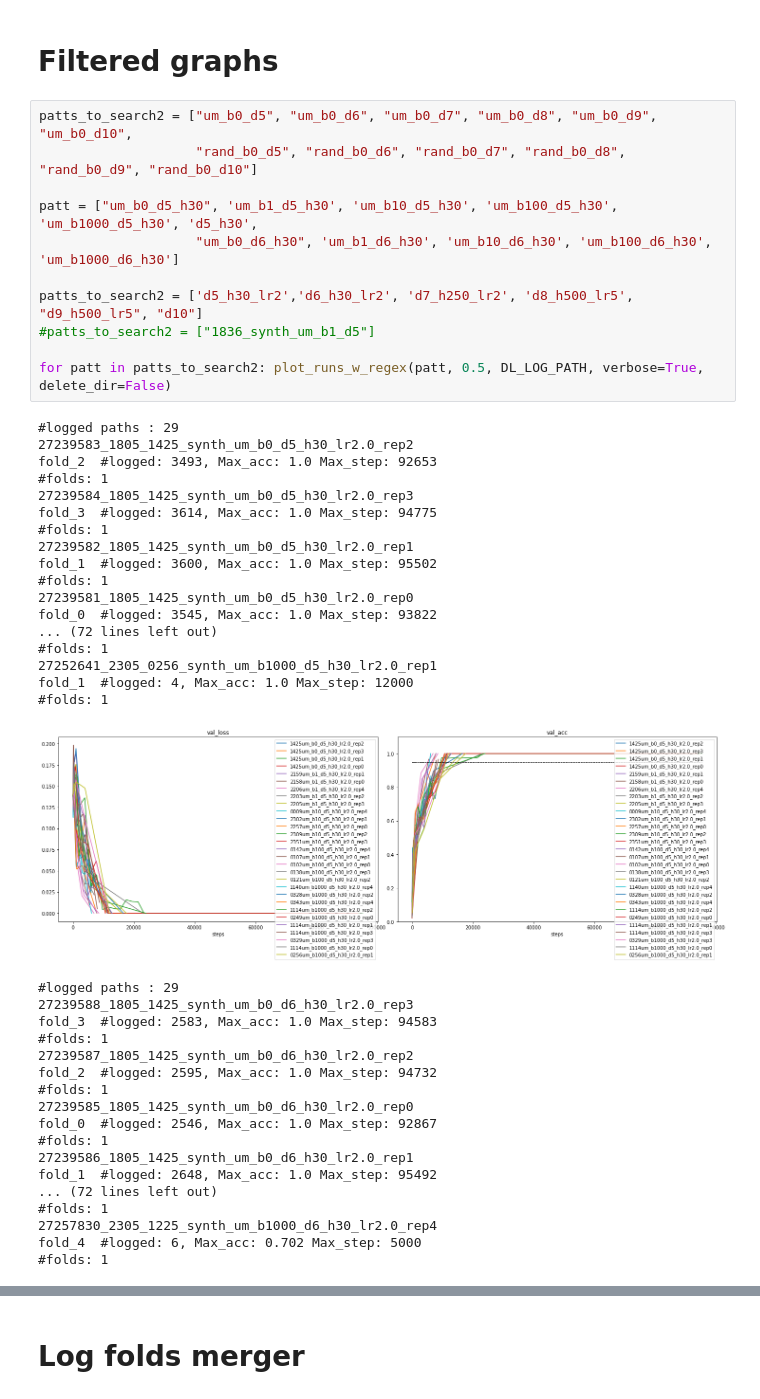
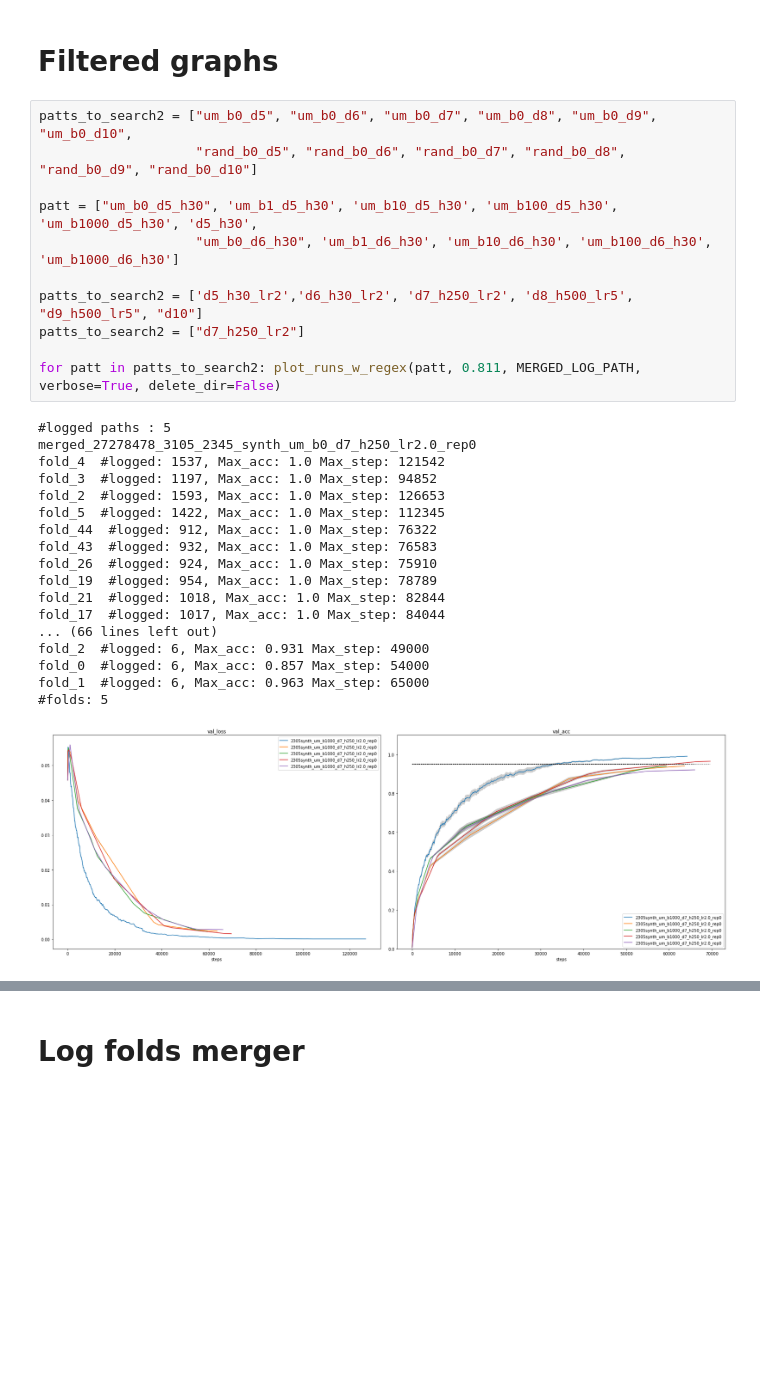
Before and after one commit to jeromel05/Ultrametric-benchmark-v2, a Jupyter notebook: notebooks/postprocessing_metrics.ipynb, the cells around one changed output, grey strips where cells are left out. Cells and saved outputs as stored; diff of their text form; blank space fills up the shorter version.

```diff
--- a/notebooks/postprocessing_metrics.ipynb
+++ b/notebooks/postprocessing_metrics.ipynb
@@ -280,47 +272,30 @@ for el in highscore_table:
 # %%
 patts_to_search2 = ["um_b0_d5", "um_b0_d6", "um_b0_d7", "um_b0_d8", "um_b0_d9", "um_b0_d10",
                     "rand_b0_d5", "rand_b0_d6", "rand_b0_d7", "rand_b0_d8", "rand_b0_d9", "rand_b0_d10"]
 
 patt = ["um_b0_d5_h30", 'um_b1_d5_h30', 'um_b10_d5_h30', 'um_b100_d5_h30', 'um_b1000_d5_h30', 'd5_h30',
                     "um_b0_d6_h30", 'um_b1_d6_h30', 'um_b10_d6_h30', 'um_b100_d6_h30', 'um_b1000_d6_h30']
 
 patts_to_search2 = ['d5_h30_lr2','d6_h30_lr2', 'd7_h250_lr2', 'd8_h500_lr5', "d9_h500_lr5", "d10"]
-#patts_to_search2 = ["1836_synth_um_b1_d5"]
+patts_to_search2 = ["d7_h250_lr2"]
 
-for patt in patts_to_search2: plot_runs_w_regex(patt, 0.5, DL_LOG_PATH, verbose=True, delete_dir=False)
+for patt in patts_to_search2: plot_runs_w_regex(patt, 0.811, MERGED_LOG_PATH, verbose=True, delete_dir=False)
 # %% [output]
-#logged paths : 29
-27239583_1805_1425_synth_um_b0_d5_h30_lr2.0_rep2
-fold_2  #logged: 3493, Max_acc: 1.0 Max_step: 92653
-#folds: 1
-27239584_1805_1425_synth_um_b0_d5_h30_lr2.0_rep3
-fold_3  #logged: 3614, Max_acc: 1.0 Max_step: 94775
-#folds: 1
-27239582_1805_1425_synth_um_b0_d5_h30_lr2.0_rep1
-fold_1  #logged: 3600, Max_acc: 1.0 Max_step: 95502
-#folds: 1
-27239581_1805_1425_synth_um_b0_d5_h30_lr2.0_rep0
-fold_0  #logged: 3545, Max_acc: 1.0 Max_step: 93822
-... (72 lines left out)
-#folds: 1
-27252641_2305_0256_synth_um_b1000_d5_h30_lr2.0_rep1
-fold_1  #logged: 4, Max_acc: 1.0 Max_step: 12000
-#folds: 1
+#logged paths : 5
+merged_27278478_3105_2345_synth_um_b0_d7_h250_lr2.0_rep0
+fold_4  #logged: 1537, Max_acc: 1.0 Max_step: 121542
+fold_3  #logged: 1197, Max_acc: 1.0 Max_step: 94852
+fold_2  #logged: 1593, Max_acc: 1.0 Max_step: 126653
+fold_5  #logged: 1422, Max_acc: 1.0 Max_step: 112345
+fold_44  #logged: 912, Max_acc: 1.0 Max_step: 76322
+fold_43  #logged: 932, Max_acc: 1.0 Max_step: 76583
+fold_26  #logged: 924, Max_acc: 1.0 Max_step: 75910
+fold_19  #logged: 954, Max_acc: 1.0 Max_step: 78789
+fold_21  #logged: 1018, Max_acc: 1.0 Max_step: 82844
+fold_17  #logged: 1017, Max_acc: 1.0 Max_step: 84044
+... (66 lines left out)
+fold_2  #logged: 6, Max_acc: 0.931 Max_step: 49000
+fold_0  #logged: 6, Max_acc: 0.857 Max_step: 54000
+fold_1  #logged: 6, Max_acc: 0.963 Max_step: 65000
+#folds: 5
-[figure, old version]
+[figure, new version]
-#logged paths : 29
-27239588_1805_1425_synth_um_b0_d6_h30_lr2.0_rep3
-fold_3  #logged: 2583, Max_acc: 1.0 Max_step: 94583
-#folds: 1
-27239587_1805_1425_synth_um_b0_d6_h30_lr2.0_rep2
-fold_2  #logged: 2595, Max_acc: 1.0 Max_step: 94732
-#folds: 1
-27239585_1805_1425_synth_um_b0_d6_h30_lr2.0_rep0
-fold_0  #logged: 2546, Max_acc: 1.0 Max_step: 92867
-#folds: 1
-27239586_1805_1425_synth_um_b0_d6_h30_lr2.0_rep1
-fold_1  #logged: 2648, Max_acc: 1.0 Max_step: 95492
-... (72 lines left out)
-#folds: 1
-27257830_2305_1225_synth_um_b1000_d6_h30_lr2.0_rep4
-fold_4  #logged: 6, Max_acc: 0.702 Max_step: 5000
-#folds: 1
```
Also changed, not shown: parts of 10 cells of this notebook, 4 other files.
